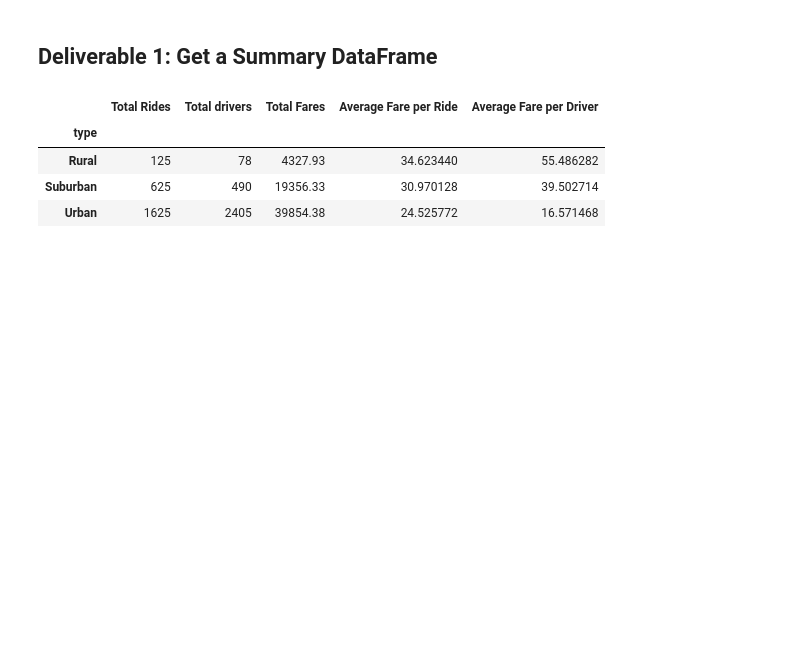
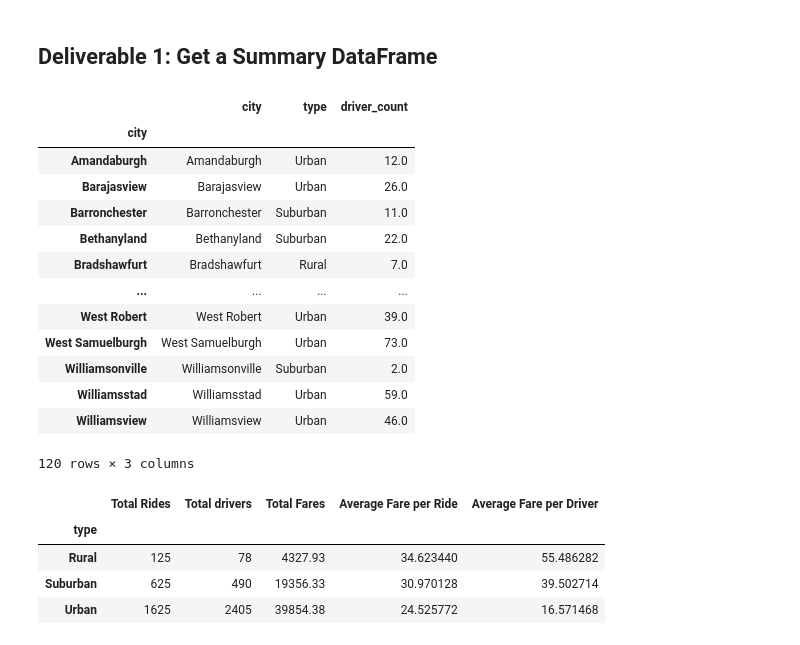
Before and after one commit to ethomas33/PyBer_Analysis, a Jupyter notebook: PyBer_Challenge.ipynb, the cells around one changed output. Cells and saved outputs as stored; diff of their text form; code cells hidden in the pictures; blank space fills up the shorter version.

```diff
--- a/PyBer_Challenge.ipynb
+++ b/PyBer_Challenge.ipynb
@@ -36,6 +74,24 @@ pyber_data_df.head()
 # %%
 #  1. Get the total rides for each city type
 rides_by_citytyp = pyber_data_df.groupby(['type']).count()['ride_id']
+# %%
+#testing out alternative for driver count set up (operating under assumption above merge was original dataset)
+pyber_data_df.groupby(["city","type"]).mean().reset_index()[["city", "type", "driver_count"]].set_index("city", drop=False)
+# %% [output]
+|  | city | type | driver_count |
+| city |  |  |  |
+| Amandaburgh | Amandaburgh | Urban | 12.0 |
+| Barajasview | Barajasview | Urban | 26.0 |
+| Barronchester | Barronchester | Suburban | 11.0 |
+| Bethanyland | Bethanyland | Suburban | 22.0 |
+| Bradshawfurt | Bradshawfurt | Rural | 7.0 |
+| ... | ... | ... | ... |
+| West Robert | West Robert | Urban | 39.0 |
+| West Samuelburgh | West Samuelburgh | Urban | 73.0 |
+| Williamsonville | Williamsonville | Suburban | 2.0 |
+| Williamsstad | Williamsstad | Urban | 59.0 |
+| Williamsview | Williamsview | Urban | 46.0 |
+120 rows × 3 columns
 # %%
 # 2. Get the total drivers for each city type
 drivers_by_citytyp = city_data_df.groupby(['type']).sum()['driver_count']
```
Also changed, not shown: parts of 4 cells of this notebook, 1 other file.
